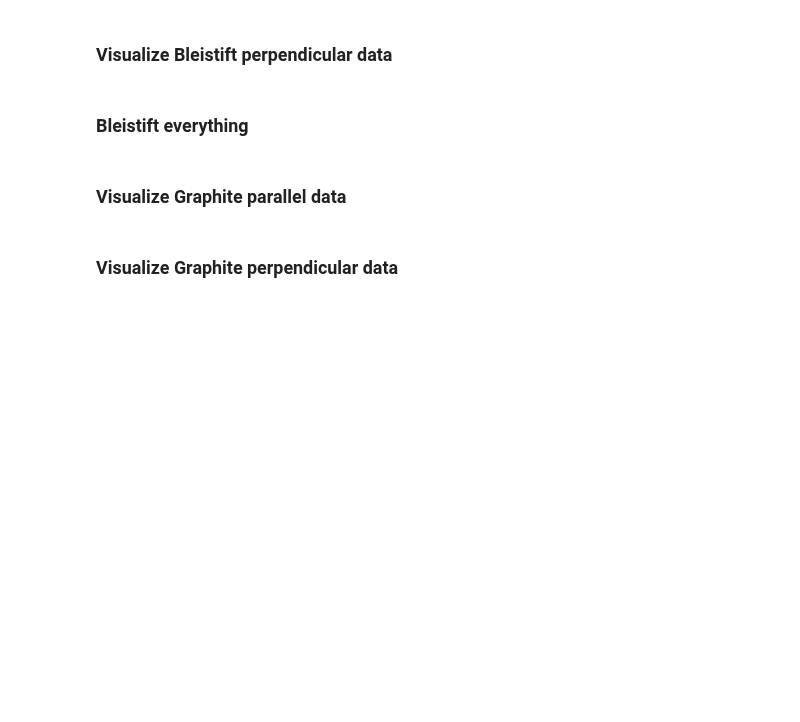
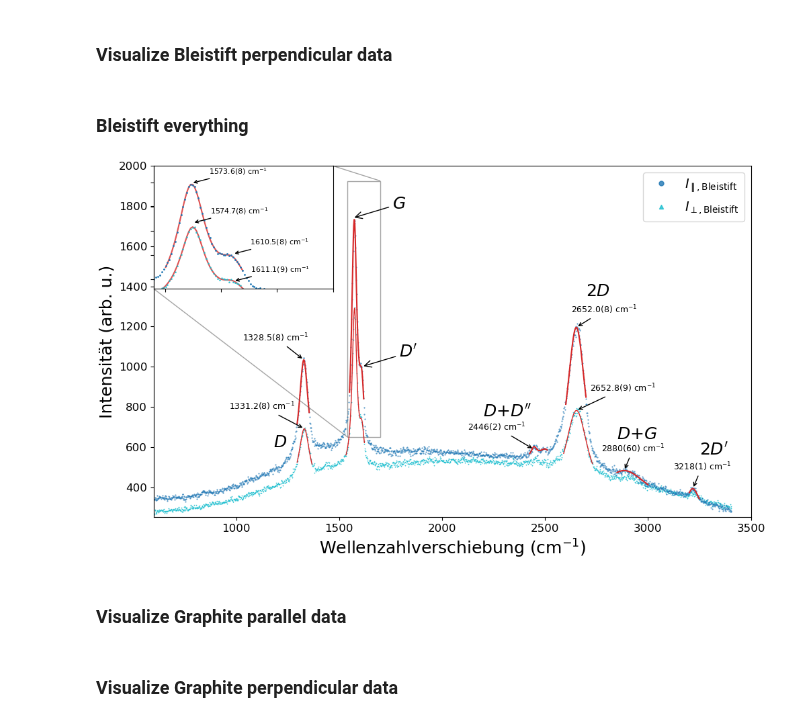
Before and after one commit to phoenixtoash/P60_Auswertung, a Jupyter notebook: notebook.ipynb, the cells around one changed output. Drawn from its saved outputs; the diff is of its cells as text; code cells hidden in the pictures; blank space fills up the shorter version.

Commit message:
Bleistiftmine annotations

```diff
--- a/notebook.ipynb
+++ b/notebook.ipynb
@@ -1142,9 +1142,9 @@ ax.annotate(text=f'{params_bleistift_p3[0]:.0f}({sum_of_errors([params_bleistift
             + r' $cm^{-1}$', xy= (params_bleistift_p3[0], params_bleistift_p3[2] + params_bleistift_p3[-1]),
             xytext=(-40,20), **annotate_params)
 # 2500 1/cm parallel
-ax.annotate(text=f'{params_bleistift_p3[3]:.0f}({sum_of_errors([params_bleistift_p3_error[3], wavenumber_error])*1:.0f})'
-            + r' $cm^{-1}$', xy= (params_bleistift_p3[3], params_bleistift_p3[5] + params_bleistift_p3[-1]),
-            xytext=(-20,50), **annotate_params)
+# ax.annotate(text=f'{params_bleistift_p3[3]:.0f}({sum_of_errors([params_bleistift_p3_error[3], wavenumber_error])*1:.0f})'
+#             + r' $cm^{-1}$', xy= (params_bleistift_p3[3], params_bleistift_p3[5] + params_bleistift_p3[-1]),
+#             xytext=(-20,50), **annotate_params)
 # 2652 1/cm parallel
 ax.annotate(text=f'{params_bleistift_p4[0]:.1f}({sum_of_errors([params_bleistift_p4_error[0], wavenumber_error])*10:.0f})'
             + r' $cm^{-1}$', xy= (params_bleistift_p4[0], params_bleistift_p4[2] + params_bleistift_p4[-1]),
@@ -1180,7 +1180,7 @@ ax.annotate(text=f'{params_bleistift_per_p3[0]:.1f}({sum_of_errors([params_bleis
 
 
 # Create Inset
-axins = inset_axes(ax, width="30%", height="35%", loc=9, borderpad=0)
+axins = inset_axes(ax, width="30%", height="35%", loc=2, borderpad=0)
 
 # Plot inside inset
 # 1573 1/cm parallel
@@ -1205,41 +1205,61 @@ axins.set_xticklabels([])
 axins.set_yticklabels([])
 
 # Mark the region on the main plot
-mark_inset(ax, axins, loc1=2, loc2=4, fc="none", ec="0.3")
+mark_inset(ax, axins, loc1=3, loc2=1, fc="none", ec="0.3", alpha=0.5, zorder=0)
+
+
 
 # Annotate inside inset
 annotate_inset_params = {
     'xycoords':'data', 'textcoords':'offset points', 'arrowprops':dict(arrowstyle="->"), 'ha':'center', 'fontsize': 8
 }
 # 1574 1/cm parallel
 axins.annotate(text=f'{params_bleistift_p2[0]:.1f}({sum_of_errors([params_bleistift_p2_error[0], wavenumber_error])*10:.0f})'
             + r' $cm^{-1}$', xy= (params_bleistift_p2[0], params_bleistift_p2[2] + params_bleistift_p2[-1] + 60),
             xytext=(50,10), **annotate_inset_params)
 # 1610 1/cm parallel
 axins.annotate(text=f'{params_bleistift_p2[3]:.1f}({sum_of_errors([params_bleistift_p2_error[3], wavenumber_error])*10:.0f})'
             + r' $cm^{-1}$', xy= (params_bleistift_p2[3], params_bleistift_p2[5] + params_bleistift_p2[-1] + 220),
             xytext=(50,10), **annotate_inset_params)
 
 # 1574 1/cm perpendiculuar
 axins.annotate(text=f'{params_bleistift_per_p2[0]:.1f}({sum_of_errors([params_bleistift_per_p2_error[0], wavenumber_error])*10:.0f})'
             + r' $cm^{-1}$', xy= (params_bleistift_per_p2[0], params_bleistift_per_p2[2] + params_bleistift_per_p2[-1] + 60),
             xytext=(50,10), **annotate_inset_params)
 # 1611 1/cm perpendicular
 axins.annotate(text=f'{params_bleistift_per_p2[3]:.1f}({sum_of_errors([params_bleistift_per_p2_error[3], wavenumber_error])*10:.0f})'
             + r' $cm^{-1}$', xy= (params_bleistift_per_p2[3], params_bleistift_per_p2[5] + params_bleistift_per_p2[-1] + 100),
             xytext=(50,10), **annotate_inset_params)
 
 
 
+# text in figure
+ax.text(1180, 600, r"$\mathit{D}$", fontsize=18)
+ax.text(2200, 750, r"$\mathit{D}$+$\mathit{D''}$", fontsize=18)
+ax.text(2700, 1350, r"$\mathit{2D}$", fontsize=18)
+ax.text(2850, 640, r"$\mathit{D}$+$\mathit{G}$", fontsize=18)
+ax.text(3250, 560, r"$\mathit{2D'}$", fontsize=18)
+
+
+
+annotate_params_big = {
+    'xycoords':'data', 'textcoords':'offset points', 'arrowprops':dict(arrowstyle="->"), 'ha':'center', 'fontsize': 18}
+
+ax.annotate(r"$\mathit{G}$",(1565, 1740), (50, 10), **annotate_params_big)
+ax.annotate(r"$\mathit{D'}$",(1610, 1000), (50, 10), **annotate_params_big)
+
+
 # Figure settings
 ax.set_xlabel(r'Wellenzahlverschiebung ($cm^{-1}$)', fontsize=18)
 ax.set_ylabel('Intensität (arb. u.)', fontsize=18)
 ax.tick_params(axis='both', which='major', labelsize=12)
-ax.set_xlim(875, 3500)
+ax.set_xlim(600, 3500)
 ax.set_ylim(250, 2000)
 ax.legend(fontsize=14, markerscale=10, loc=1, ncol=1)
 
 fig.savefig(r'C:\Fortgeschrittenenpraktikum\P60\Auswertung\Bilder\bleistift_all.pdf', dpi=300)
+# %% [output]
+[figure, added]
 # %% [markdown]
 ### Visualize Graphite parallel data
 # %%
```
Also changed, not shown: parts of 5 cells of this notebook, 3 other files.
